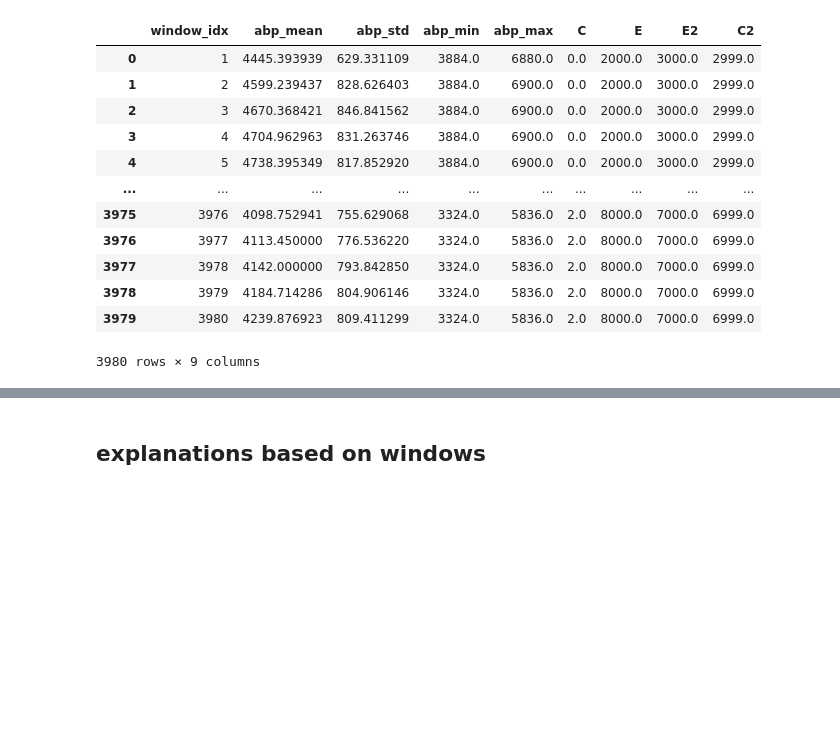
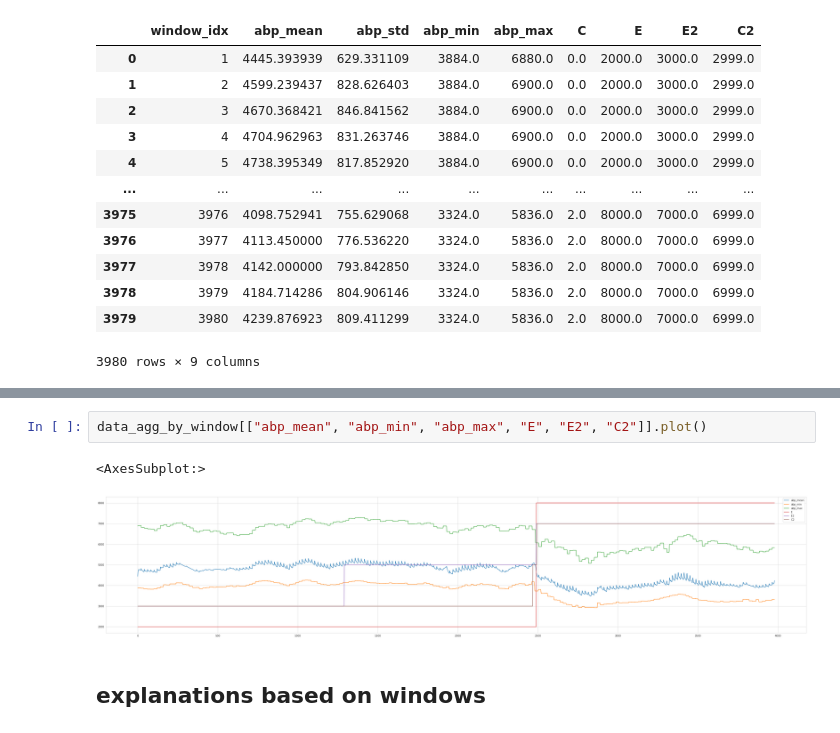
Before and after one commit to sbobek/knac, a Jupyter notebook: examples/knac_blood_pressure_v2.ipynb, the cells around one changed output, grey strips where cells are left out. Drawn from its saved outputs; the diff is of its cells as text; blank space fills up the shorter version.

```diff
--- a/examples/knac_blood_pressure_v2.ipynb
+++ b/examples/knac_blood_pressure_v2.ipynb
@@ -593,3 +600,8 @@ for 'window_idx'=1 got 'C2'=[2999]
+# %%
+data_agg_by_window[["abp_mean", "abp_min", "abp_max", "E", "E2", "C2"]].plot()
+# %% [output]
+<AxesSubplot:>
+[figure, added]
 # %% [markdown]
 ## explanations based on windows
 # %%
```
Also changed, not shown: parts of 3 cells of this notebook.
